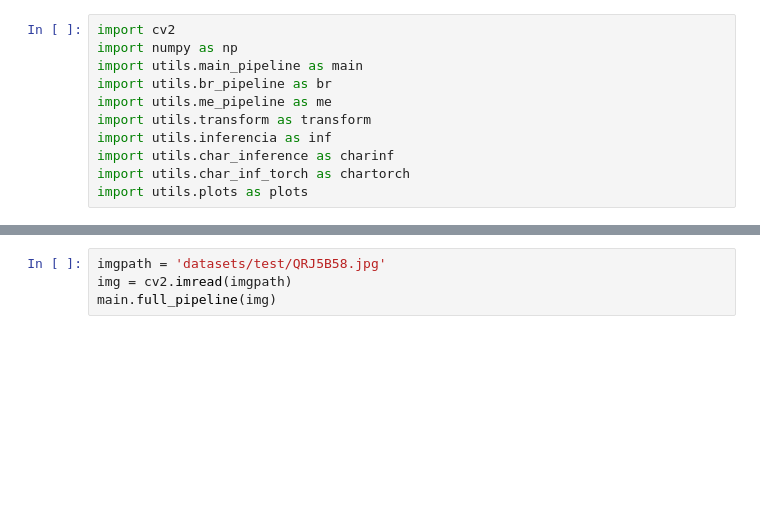
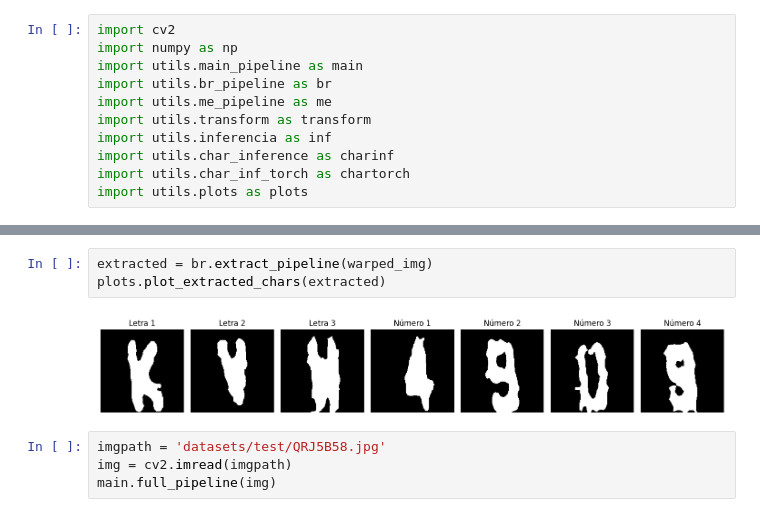
Before and after one commit to aruasouza/deteccao-placas-de-carro, a Jupyter notebook: pipeline.ipynb, the cells around one changed output, grey strips where cells are left out. Saved outputs shown, nothing was run; the diff lists cells and outputs as text; blank space fills up the shorter version.

```diff
--- a/pipeline.ipynb
+++ b/pipeline.ipynb
@@ -47,3 +55,8 @@ plots.show_image(res, True)
+# %%
+extracted = br.extract_pipeline(warped_img)
+plots.plot_extracted_chars(extracted)
+# %% [output]
+[figure, added]
 # %%
 imgpath = 'datasets/test/QRJ5B58.jpg'
 img = cv2.imread(imgpath)
```
Also changed, not shown: parts of 14 cells of this notebook, 34 other files.
